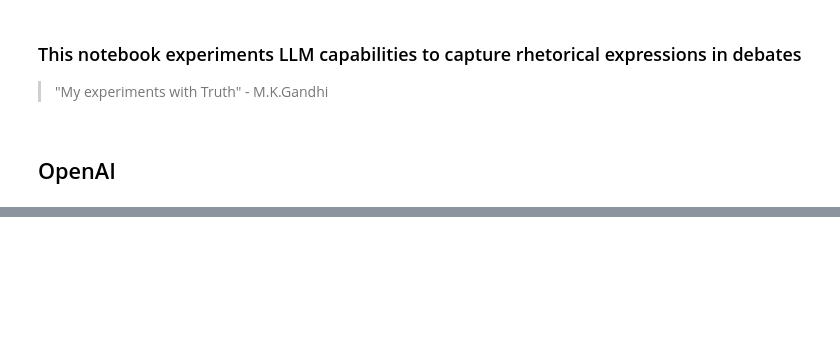
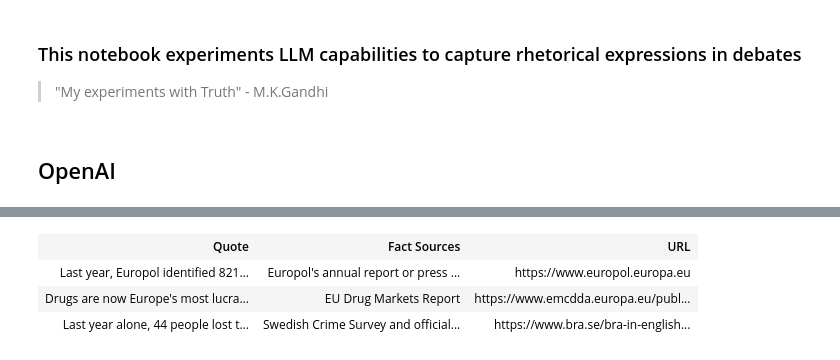
Before and after one commit to jayant-yadav/TruthSeeker, a Jupyter notebook: llm_prompts/rhetoric_analysis.ipynb, the cells around one changed output, grey strips where cells are left out. Cells and saved outputs as stored; diff of their text form; code cells hidden in the pictures; blank space fills up the shorter version.

Commit message:
adding fact checker, making async functions, exporting to html and pdf

```diff
--- a/llm_prompts/rhetoric_analysis.ipynb
+++ b/llm_prompts/rhetoric_analysis.ipynb
@@ -113,0 +236,89 @@ corrected_text = generate_corrected_transcript(
+# %%
+completion = client.chat.completions.create(
+    model="gpt-4o-mini",
+    messages=[
+        {"role": "developer",
+         "content": f"You are a helpful assistant to a debate moderator and extremely knowledable in debate analysis. Help the moderator by checking for facts in the arguments provided. \n\
+            The debate is on the topic: {topic_of_debate}. The debate consists of multiple speakers and therefore, perform fact checking for each speaker.\n\
+            Give the quote and its corresponding sources from where it can be fact checked. The sources should be research papers, news channels and journal articles."
+        },
+
+        {
+            "role": "user",
+            "content": f"{gang_violence_debate}"
+        }
+    ],
+    response_format={
+        "type": "json_schema",
+        "json_schema": {
+            "name": "moderation_help",
+            "strict": True,
+            "schema":{
+                "type": "object",
+                "properties": {
+                    "fact_checks": {
+                        "type": "array",
+                        "description": "Facts sources for quotes in the argument",
+                        "items": {"$ref": "#/$defs/fact_check"}
+                    },
+                    "speaker": {
+                        "type": "array",
+                        "description": "The speakers in the debate and their arguments",
+                        "items": {
+                            "$ref": "#"
+                        },
+                    },
+                },
+                "$defs": {
+                    "fact_check": {
+                        "type": "object",
+                        "description": "Quote and its corresponding fact check source",
+                        "properties": {
+                            "quote": {
+                                "type": "string",
+                                "description": "The quote from the argument",
+                            },
+                            "source": {
+                                "type": "string",
+                                "description": "The source from where the quote can be fact checked",
+                            },
+                            "url": {
+                                "type": "string",
+                                "description": "The url of the source",
+                            }
+                        },
+                        "required": ["quote", "source", "url"],
+                        "additionalProperties": False
+                    }
+                },
+                "required": ["fact_checks", "speaker"],
+                "additionalProperties": False
+            }
+        }
+    }
+)
+
+
+llm_response = completion.choices[0].message
+if (llm_response.refusal):
+    print(llm_response.refusal)
+else:
+    rprint(llm_response)
+    try:
+        llm_response_content = json.loads(llm_response.content)
+
+        # Print facts and its sources in a table format
+        html_content = "<h3>Fact Checker (Overall)</h3>"
+        html_content += "<table><tr><th>Quote</th><th>Fact Sources</th><th>URL</th></tr>"
+        if llm_response_content['fact_checks']:
+            for fact in llm_response_content['fact_checks']:
+                html_content += f"<tr><td>{fact['quote']}</td><td>{fact['source']}</td><td>{fact['url']}</td></tr>"
+            html_content += "</table>"
+        else:
+            html_content += "<p>No fact sources found</p>"
+
+        display(HTML(html_content))
+
+    except Exception as e:
+        rprint(f"Json parsing error: {e}")
+# %% [output]
@@ -113,0 +334,4 @@ corrected_text = generate_corrected_transcript(
+| Quote | Fact Sources | URL |
+| Last year, Europol identified 821... | Europol's annual report or press ... | https://www.europol.europa.eu |
+| Drugs are now Europe's most lucra... | EU Drug Markets Report | https://www.emcdda.europa.eu/publ... |
+| Last year alone, 44 people lost t... | Swedish Crime Survey and official... | https://www.bra.se/bra-in-english... |
```
Also changed, not shown: parts of 7 cells of this notebook, 4 other files.
